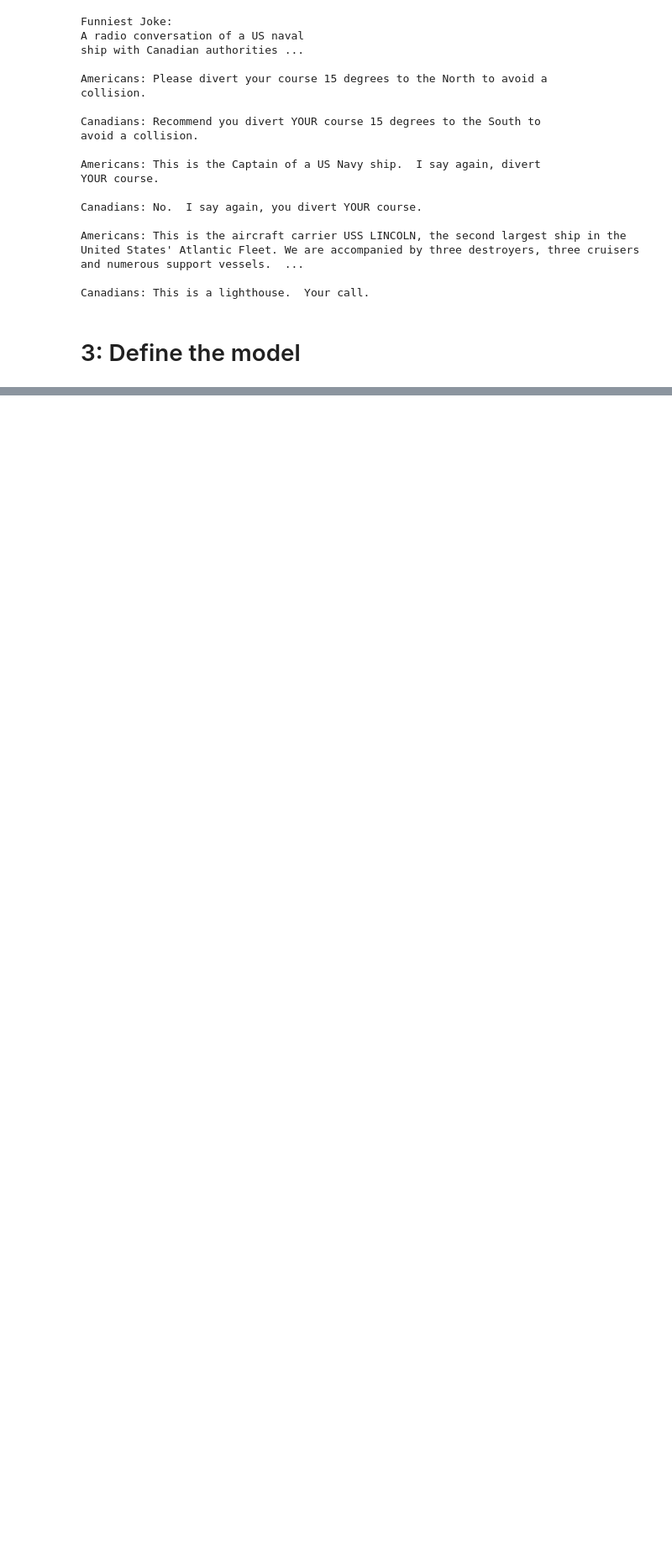
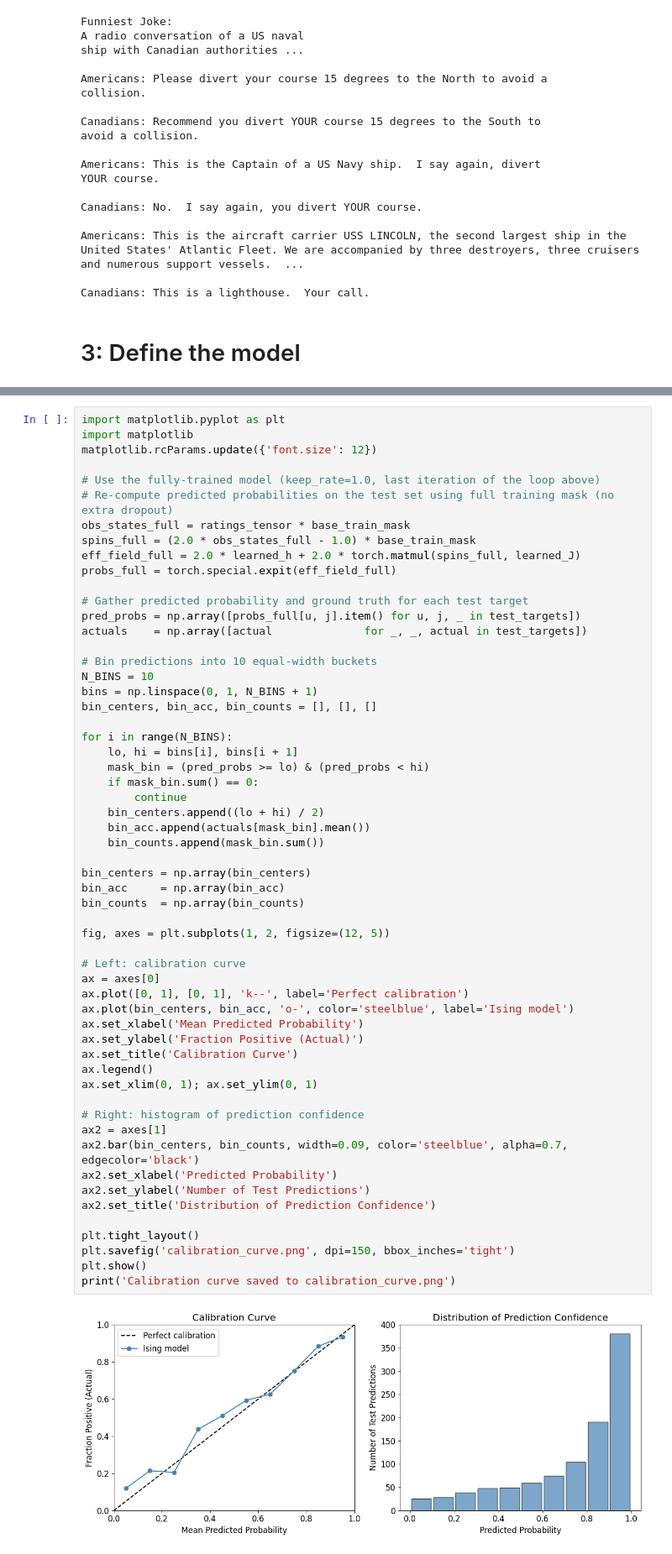
Before and after one commit to Davin-Makris/Jester-Prediction, a Jupyter notebook: model.ipynb, the cells around one changed output, grey strips where cells are left out. Shown at 84% size. Saved outputs shown, nothing was run; the diff lists cells and outputs as text; blank space fills up the shorter version.

Commit message:
added joke clustering and calibration curve

```diff
--- a/model.ipynb
+++ b/model.ipynb
@@ -233,0 +240,59 @@ Intrinsic Bias (h): 0.3963
+# %%
+import matplotlib.pyplot as plt
+import matplotlib
+matplotlib.rcParams.update({'font.size': 12})
+
+# Use the fully-trained model (keep_rate=1.0, last iteration of the loop above)
+# Re-compute predicted probabilities on the test set using full training mask (no extra dropout)
+obs_states_full = ratings_tensor * base_train_mask
+spins_full = (2.0 * obs_states_full - 1.0) * base_train_mask
+eff_field_full = 2.0 * learned_h + 2.0 * torch.matmul(spins_full, learned_J)
+probs_full = torch.special.expit(eff_field_full)
+
+# Gather predicted probability and ground truth for each test target
+pred_probs = np.array([probs_full[u, j].item() for u, j, _ in test_targets])
+actuals    = np.array([actual              for _, _, actual in test_targets])
+
+# Bin predictions into 10 equal-width buckets
+N_BINS = 10
+bins = np.linspace(0, 1, N_BINS + 1)
+bin_centers, bin_acc, bin_counts = [], [], []
+
+for i in range(N_BINS):
+    lo, hi = bins[i], bins[i + 1]
+    mask_bin = (pred_probs >= lo) & (pred_probs < hi)
+    if mask_bin.sum() == 0:
+        continue
+    bin_centers.append((lo + hi) / 2)
+    bin_acc.append(actuals[mask_bin].mean())
+    bin_counts.append(mask_bin.sum())
+
+bin_centers = np.array(bin_centers)
+bin_acc     = np.array(bin_acc)
+bin_counts  = np.array(bin_counts)
+
+fig, axes = plt.subplots(1, 2, figsize=(12, 5))
+
+# Left: calibration curve
+ax = axes[0]
+ax.plot([0, 1], [0, 1], 'k--', label='Perfect calibration')
+ax.plot(bin_centers, bin_acc, 'o-', color='steelblue', label='Ising model')
+ax.set_xlabel('Mean Predicted Probability')
+ax.set_ylabel('Fraction Positive (Actual)')
+ax.set_title('Calibration Curve')
+ax.legend()
+ax.set_xlim(0, 1); ax.set_ylim(0, 1)
+
+# Right: histogram of prediction confidence
+ax2 = axes[1]
+ax2.bar(bin_centers, bin_counts, width=0.09, color='steelblue', alpha=0.7, edgecolor='black')
+ax2.set_xlabel('Predicted Probability')
+ax2.set_ylabel('Number of Test Predictions')
+ax2.set_title('Distribution of Prediction Confidence')
+
+plt.tight_layout()
+plt.savefig('calibration_curve.png', dpi=150, bbox_inches='tight')
+plt.show()
+print('Calibration curve saved to calibration_curve.png')
+# %% [output]
+[figure, added]
```
Also changed, not shown: parts of 7 cells of this notebook, 2 other files.
